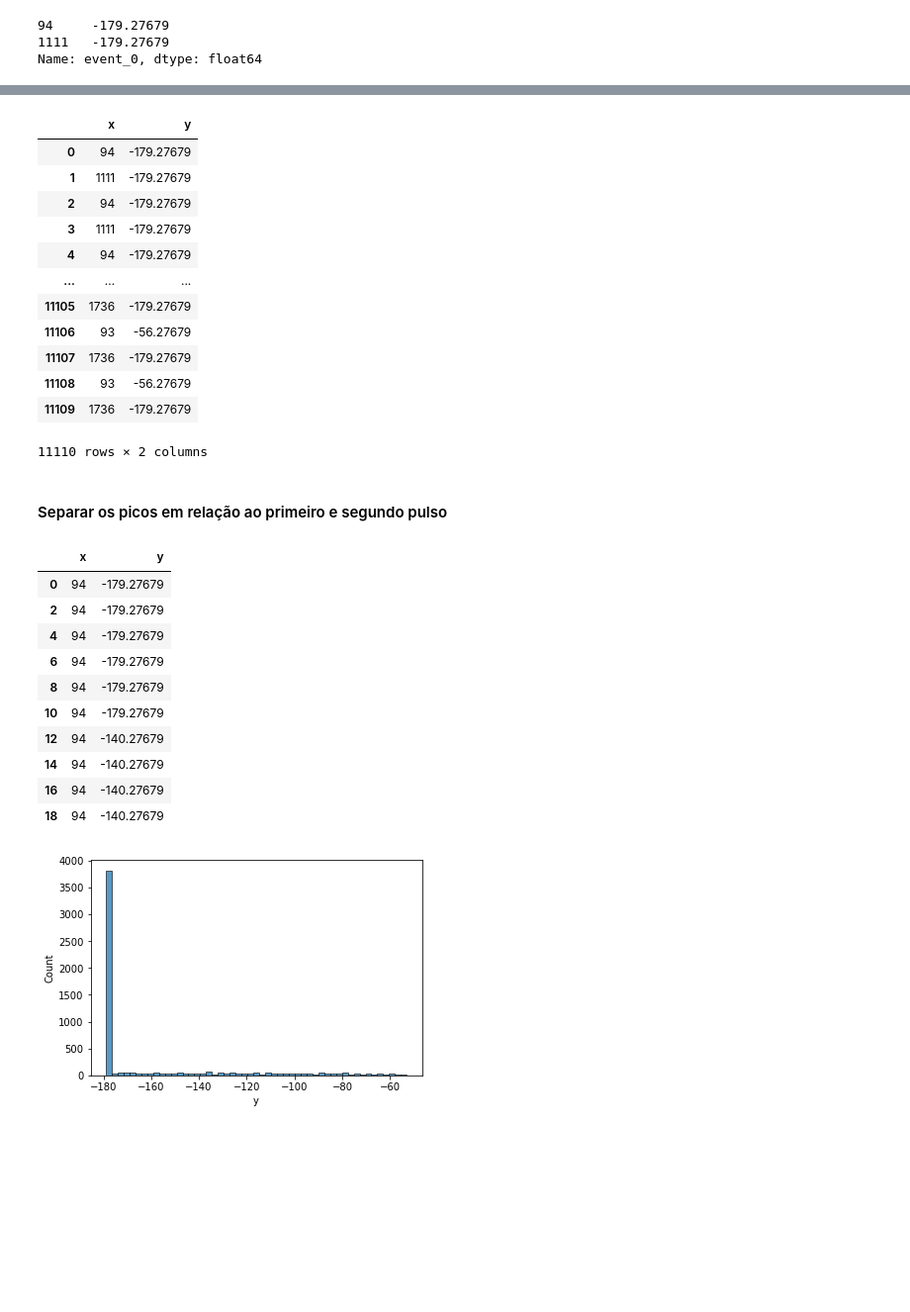
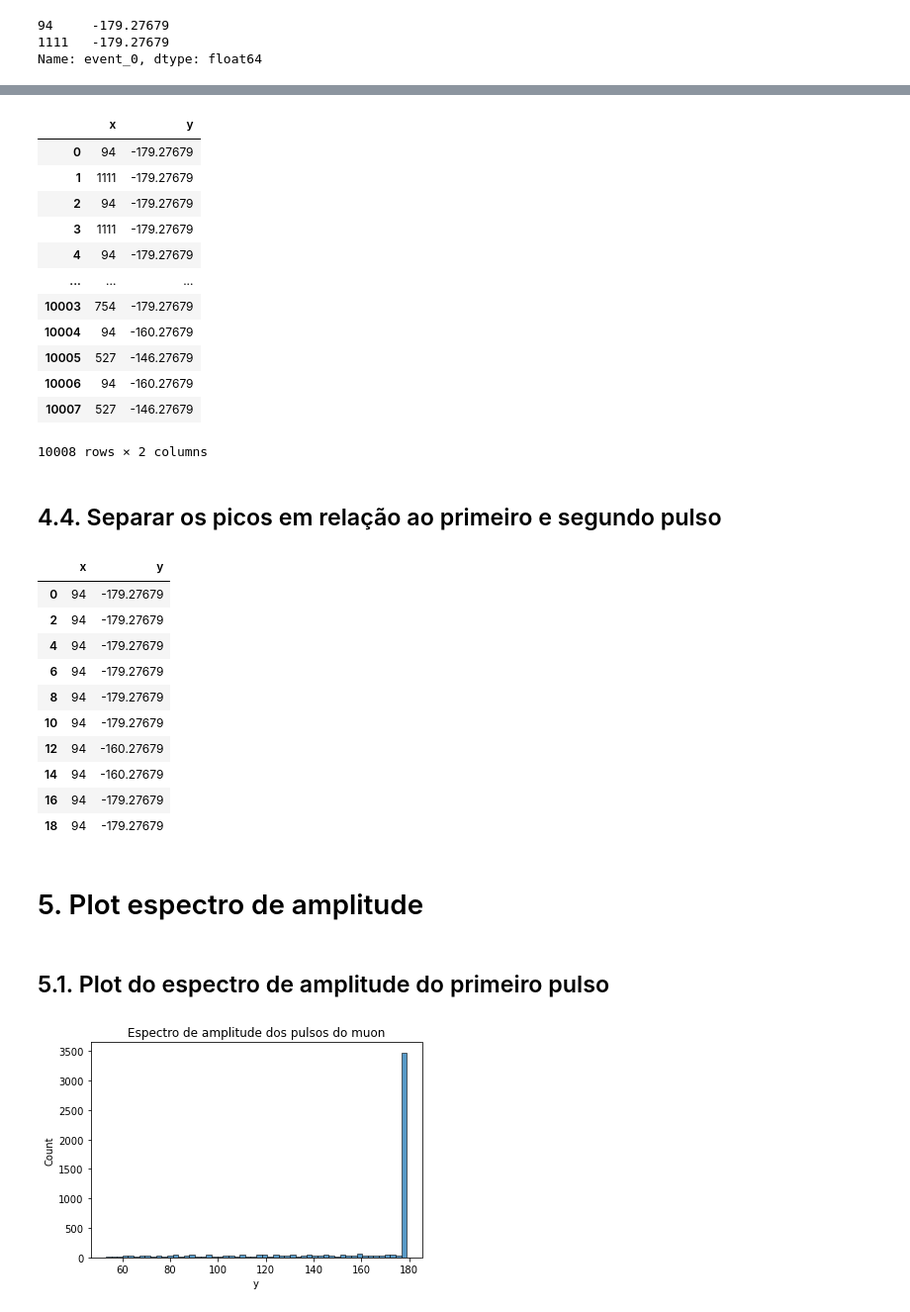
Before and after one commit to afauth/mudecay, a Jupyter notebook: espectro-carga-e-pico_v03.ipynb, the cells around one changed output, grey strips where cells are left out. Shown at 99% size. Saved outputs shown, nothing was run; the diff lists cells and outputs as text; code cells hidden in the pictures; blank space fills up the shorter version.

Commit message:
filtragem
filtrando pelo tempo de vida média do muon

```diff
--- a/espectro-carga-e-pico_v03.ipynb
+++ b/espectro-carga-e-pico_v03.ipynb
@@ -314,0 +311,6 @@ array([  94, 1111], dtype=int64)
+# %%
+_ = pd.DataFrame(   peaks_em_x,  columns = ['peak_0', 'peak_1']   )
+delta_x = (   _['peak_1']  -  _['peak_0']   )
+delta_x.name = 'delta_x'
+
+delta_x = delta_x.where(delta_x <= 5*250).dropna()
@@ -315 +319,3 @@ array([  94, 1111], dtype=int64)
+# %%
+df = df.iloc[: , delta_x.index]
 # %% [markdown]
@@ -363,19 +368,15 @@ peaks_em_xy
 | 3 | 1111 | -179.27679 |
 | 4 | 94 | -179.27679 |
 | ... | ... | ... |
-| 11105 | 1736 | -179.27679 |
-| 11106 | 93 | -56.27679 |
-| 11107 | 1736 | -179.27679 |
-| 11108 | 93 | -56.27679 |
-| 11109 | 1736 | -179.27679 |
+| 10003 | 754 | -179.27679 |
+| 10004 | 94 | -160.27679 |
+| 10005 | 527 | -146.27679 |
+| 10006 | 94 | -160.27679 |
+| 10007 | 527 | -146.27679 |
-11110 rows × 2 columns
+10008 rows × 2 columns
 # %% [markdown]
-#### Separar os picos em relação ao primeiro e segundo pulso
+## 4.4. Separar os picos em relação ao primeiro e segundo pulso
 # %%
-'''
-Separar os picos em relação ao primeiro e segundo pulso
-'''
-
 peaks_0,   peaks_1   =   peaks_em_xy.query('index % 2 == 0'),   peaks_em_xy.query('index % 2 != 0')
 peaks_0.head(10)
 # %% [output]
@@ -386,12 +387,18 @@ peaks_0.head(10)
 | 6 | 94 | -179.27679 |
 | 8 | 94 | -179.27679 |
 | 10 | 94 | -179.27679 |
-| 12 | 94 | -140.27679 |
-| 14 | 94 | -140.27679 |
-| 16 | 94 | -140.27679 |
-| 18 | 94 | -140.27679 |
+| 12 | 94 | -160.27679 |
+| 14 | 94 | -160.27679 |
+| 16 | 94 | -179.27679 |
+| 18 | 94 | -179.27679 |
+# %% [markdown]
+# 5. Plot espectro de amplitude
+# %% [markdown]
+## 5.1. Plot do espectro de amplitude do primeiro pulso
 # %%
-sns_plot = sns.histplot( peaks_0.y.round() )
-plt.savefig("espectro_carga_pulso_0.png", dpi = 150, transparent = True)
+sns_plot = sns.histplot( -1*peaks_0.y.round() )
+#plt.xlim(0, 175)
+plt.title('Espectro de amplitude dos pulsos do muon')
+plt.savefig("espectro_amplitude-pulso_0.png", dpi = 150, transparent = True)
 # %% [output]
-[figure, old version]
+[figure, new version]
```
Also changed, not shown: parts of 52 cells of this notebook, 10 other files.
